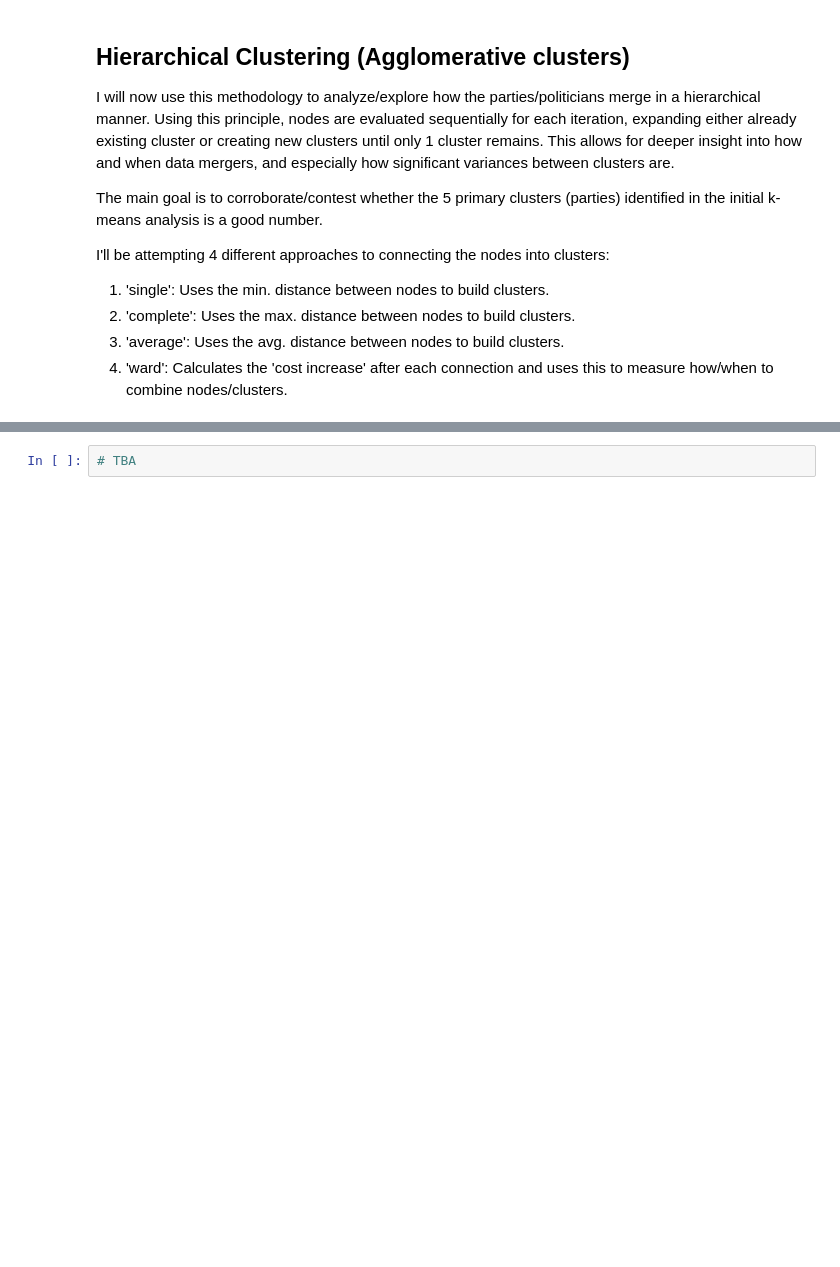
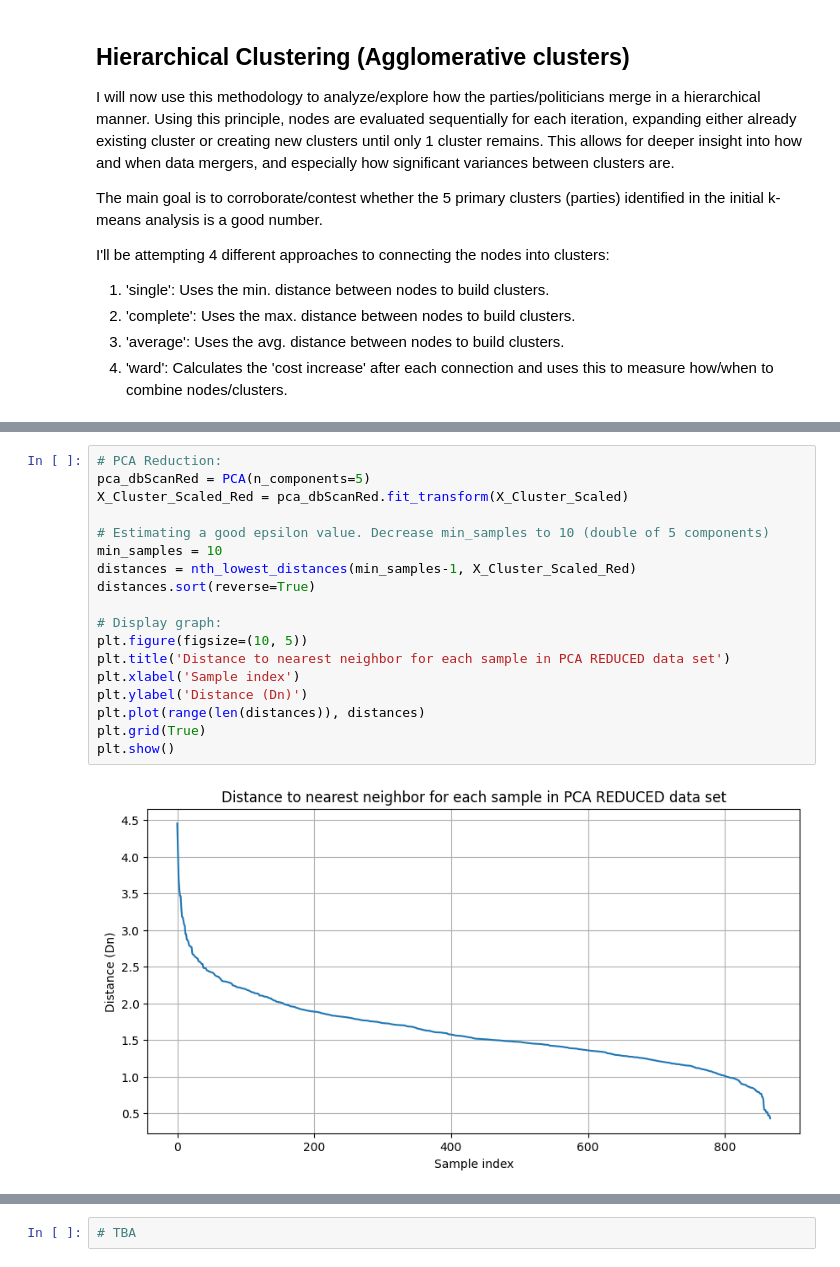
Before and after one commit to Dogmeat2000/MAL1-Python, a Jupyter notebook: Assignment 6/6. Candidate Test 2022 II.ipynb, the cells around one changed output, grey strips where cells are left out. Saved outputs shown, nothing was run; the diff lists cells and outputs as text; blank space fills up the shorter version.

```diff
--- a/Assignment 6/6. Candidate Test 2022 II.ipynb
+++ b/Assignment 6/6. Candidate Test 2022 II.ipynb
@@ -430,0 +504,20 @@ Overall: Both 'complete' and 'ward' methodologies support the results from k-mea
+# %%
+# PCA Reduction:
+pca_dbScanRed = PCA(n_components=5)
+X_Cluster_Scaled_Red = pca_dbScanRed.fit_transform(X_Cluster_Scaled)
+
+# Estimating a good epsilon value. Decrease min_samples to 10 (double of 5 components)
+min_samples = 10
+distances = nth_lowest_distances(min_samples-1, X_Cluster_Scaled_Red)
+distances.sort(reverse=True)
+
+# Display graph:
+plt.figure(figsize=(10, 5))
+plt.title('Distance to nearest neighbor for each sample in PCA REDUCED data set')
+plt.xlabel('Sample index')
+plt.ylabel('Distance (Dn)')
+plt.plot(range(len(distances)), distances)
+plt.grid(True)
+plt.show()
+# %% [output]
+[figure, added]
```
Also changed, not shown: parts of 17 cells of this notebook.
